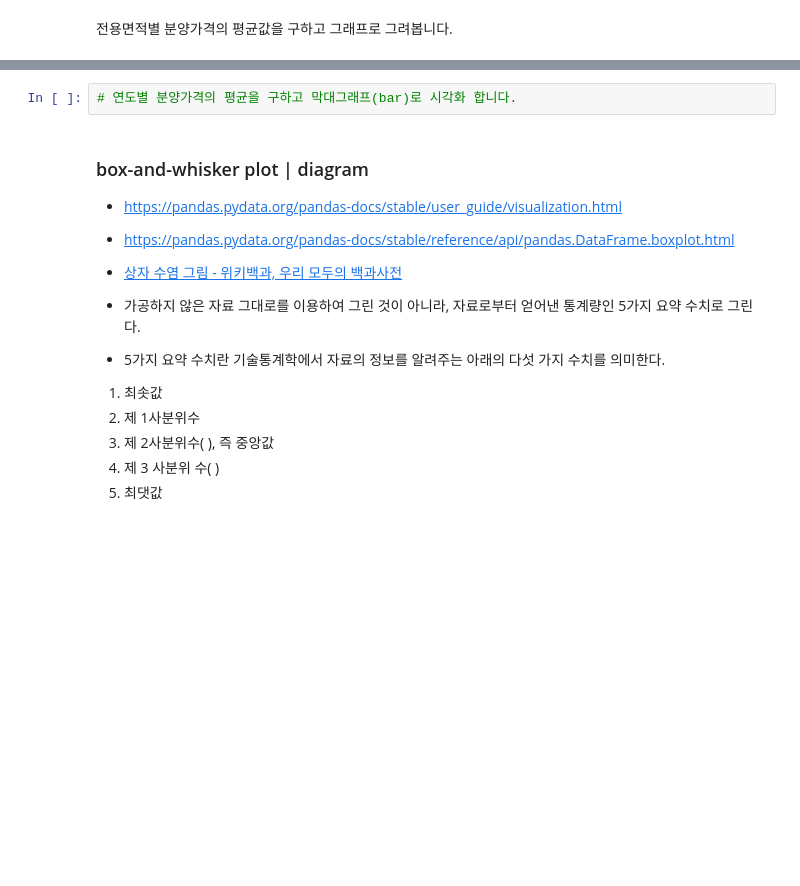
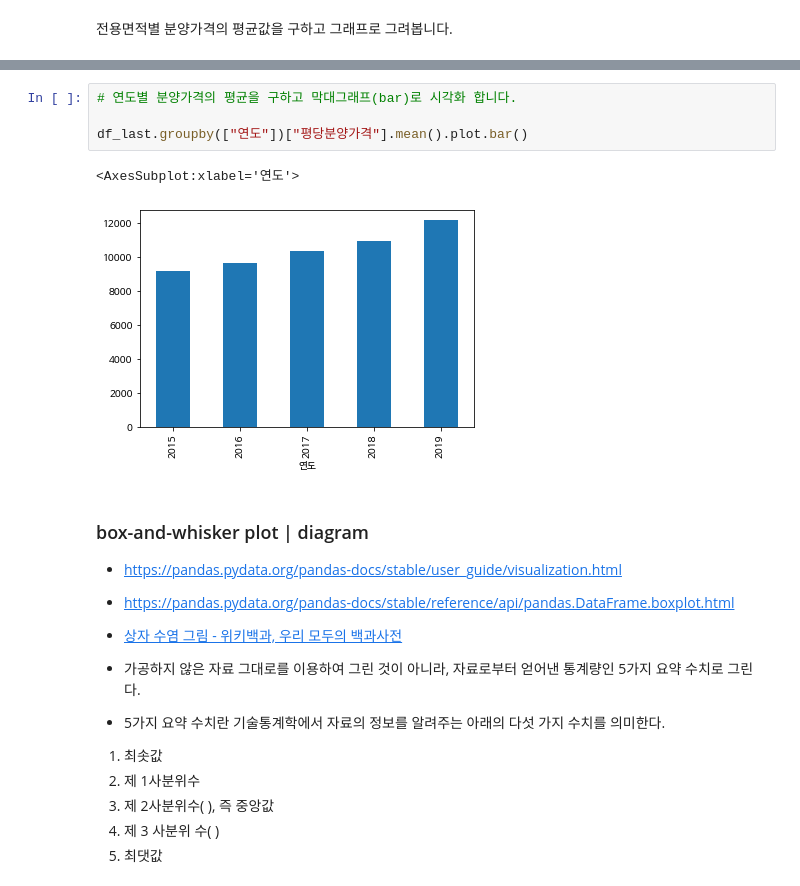
Before and after one commit to kingwhangzang/Public-data-study, a Jupyter notebook: 주택도시.ipynb, the cells around one changed output, grey strips where cells are left out. Drawn from its saved outputs; the diff is of its cells as text; blank space fills up the shorter version.

```diff
--- a/주택도시.ipynb
+++ b/주택도시.ipynb
@@ -554,5 +666,10 @@ seaborn을 사용했을 때보다 pandas를 사용해서 시각화를 할 때의
 # %%
 # 연도별 분양가격의 평균을 구하고 막대그래프(bar)로 시각화 합니다.
+
+df_last.groupby(["연도"])["평당분양가격"].mean().plot.bar()
+# %% [output]
+<AxesSubplot:xlabel='연도'>
+[figure, added]
 # %% [markdown]
 ### box-and-whisker plot | diagram
 
```
Also changed, not shown: parts of 108 cells of this notebook.
